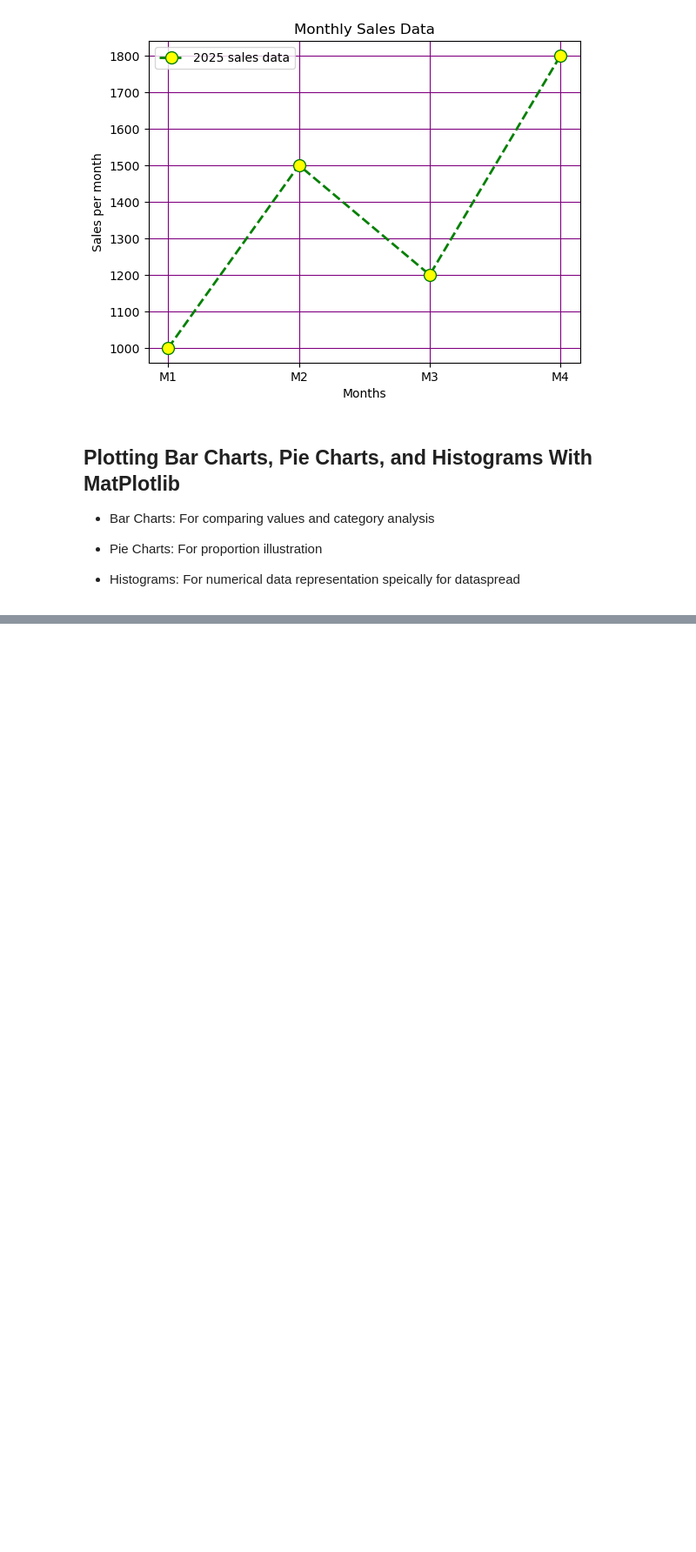
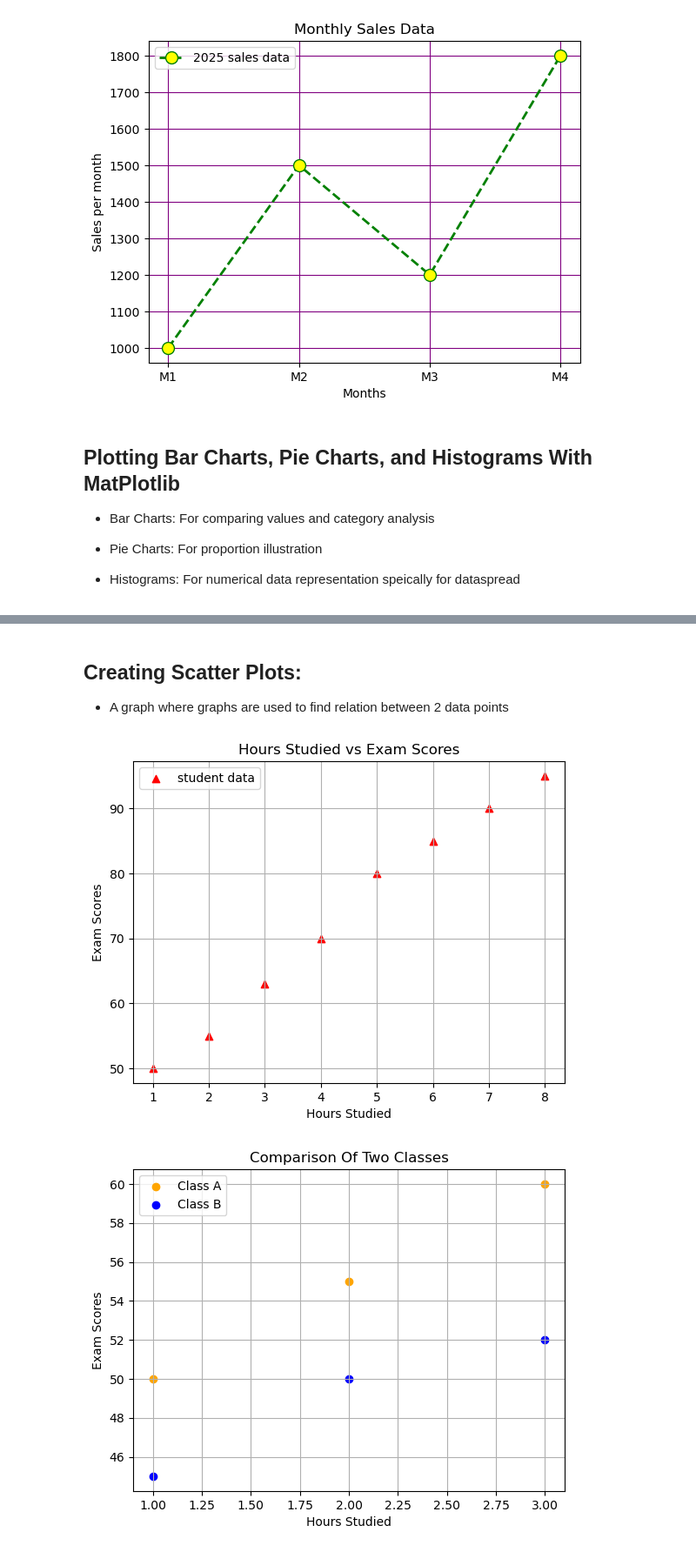
Before and after one commit to sidraanl-08/completedatascience, a Jupyter notebook: matplotlib/matplotlib.ipynb, the cells around one changed output, grey strips where cells are left out. Shown at 87% size. Saved outputs shown, nothing was run; the diff lists cells and outputs as text; code cells hidden in the pictures; blank space fills up the shorter version.

```diff
--- a/matplotlib/matplotlib.ipynb
+++ b/matplotlib/matplotlib.ipynb
@@ -91,0 +137,35 @@ plt.show()
+# %% [markdown]
+## Creating Scatter Plots:
+
+- A graph where graphs are used to find relation between 2 data points
+# %%
+#handling one group in scatter plot
+
+import matplotlib.pyplot as plt
+
+hours_studied = [1,2,3,4,5,6,7,8]
+exam_scores = [50, 55, 63, 70, 80, 85, 90, 95]
+
+plt.scatter(hours_studied, exam_scores, color="red", marker="^", label="student data")
+plt.xlabel("Hours Studied")
+plt.ylabel("Exam Scores")
+plt.title("Hours Studied vs Exam Scores")
+plt.legend()
+plt.grid(True)
+plt.show()
+
+
+#handling two groups in scatter plot
+
+plt.scatter([1,2,3], [50, 55, 60], color="Orange", label="Class A")
+plt.scatter([1,2,3], [45, 50, 52], color="Blue", label="Class B")
+
+plt.xlabel("Hours Studied")
+plt.ylabel("Exam Scores")
+plt.title("Comparison Of Two Classes")
+plt.legend()
+plt.grid(True)
+plt.show()
+# %% [output]
+[figure, added]
+[figure, added]
```
Also changed, not shown: parts of 10 cells of this notebook.
